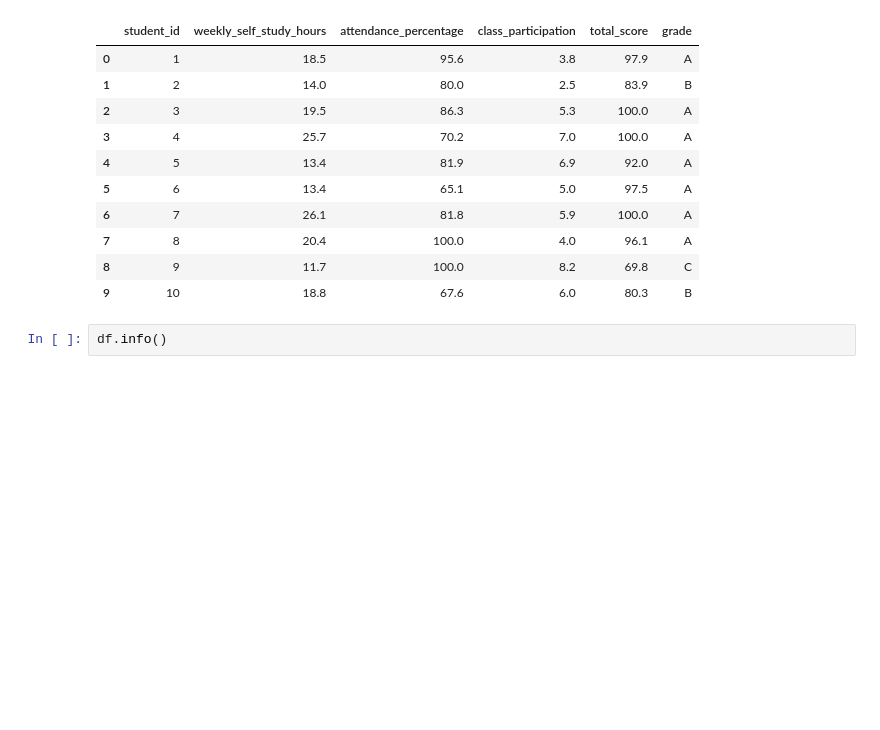
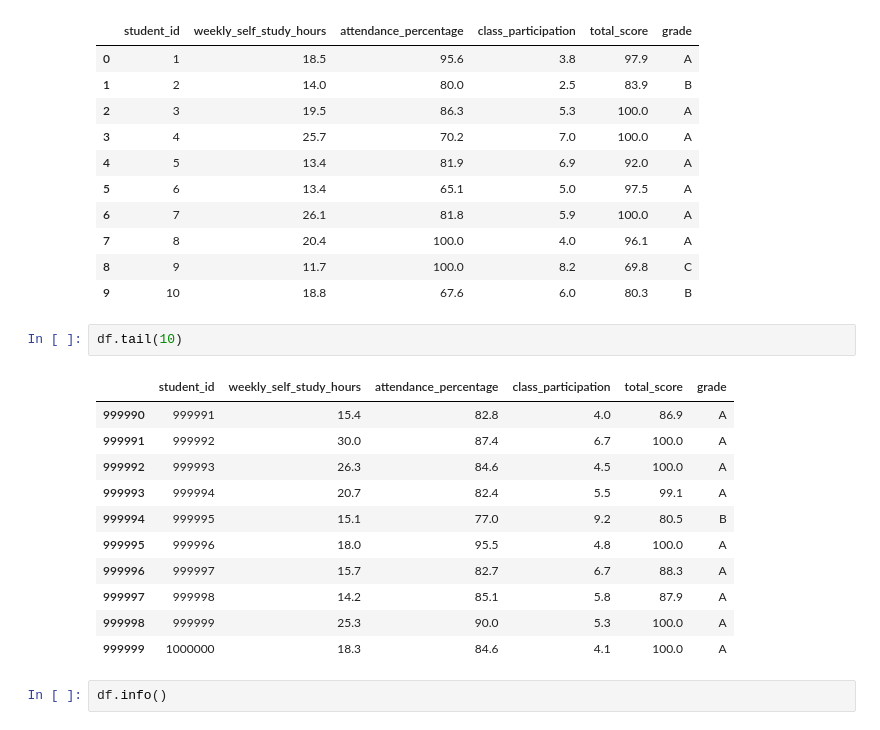
Before and after one commit to djafarou-ML/Student_Performance, a Jupyter notebook: student_perfomance.ipynb, the cells around one changed output. Cells and saved outputs as stored; diff of their text form; blank space fills up the shorter version.

```diff
--- a/student_perfomance.ipynb
+++ b/student_perfomance.ipynb
@@ -17,6 +37,20 @@ df.head(10)
 | 7 | 8 | 20.4 | 100.0 | 4.0 | 96.1 | A |
 | 8 | 9 | 11.7 | 100.0 | 8.2 | 69.8 | C |
 | 9 | 10 | 18.8 | 67.6 | 6.0 | 80.3 | B |
+# %%
+df.tail(10)
+# %% [output]
+|  | student_id | weekly_self_study_hours | attendance_percentage | class_participation | total_score | grade |
+| 999990 | 999991 | 15.4 | 82.8 | 4.0 | 86.9 | A |
+| 999991 | 999992 | 30.0 | 87.4 | 6.7 | 100.0 | A |
+| 999992 | 999993 | 26.3 | 84.6 | 4.5 | 100.0 | A |
+| 999993 | 999994 | 20.7 | 82.4 | 5.5 | 99.1 | A |
+| 999994 | 999995 | 15.1 | 77.0 | 9.2 | 80.5 | B |
+| 999995 | 999996 | 18.0 | 95.5 | 4.8 | 100.0 | A |
+| 999996 | 999997 | 15.7 | 82.7 | 6.7 | 88.3 | A |
+| 999997 | 999998 | 14.2 | 85.1 | 5.8 | 87.9 | A |
+| 999998 | 999999 | 25.3 | 90.0 | 5.3 | 100.0 | A |
+| 999999 | 1000000 | 18.3 | 84.6 | 4.1 | 100.0 | A |
 # %%
 df.info()
 # %% [output]
```
Also changed, not shown: parts of 11 cells of this notebook.
